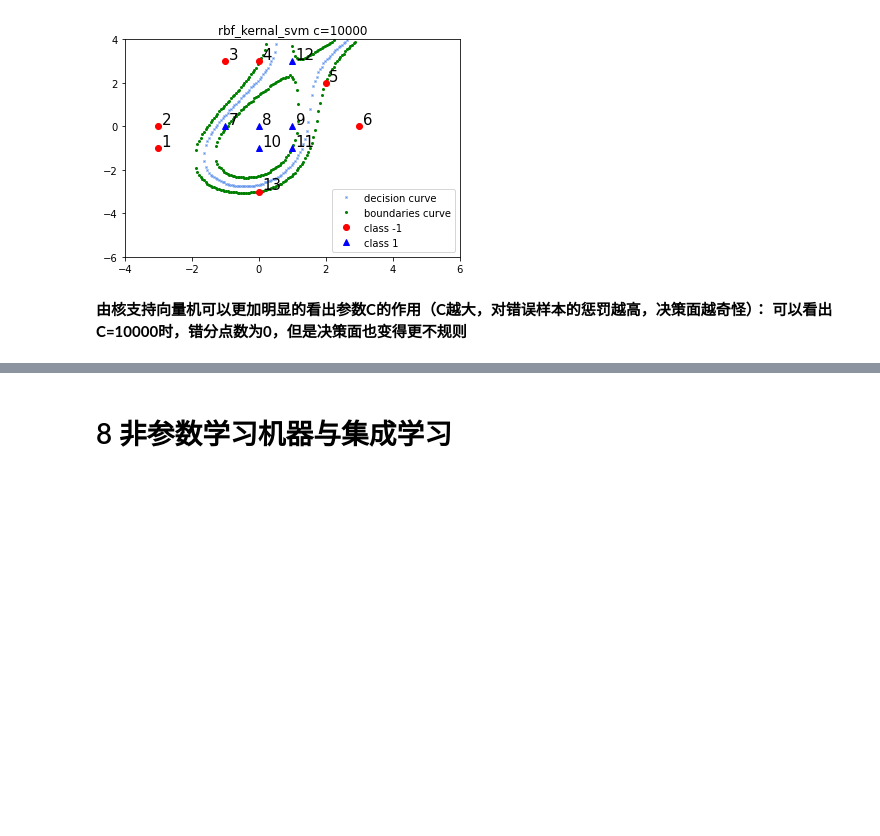
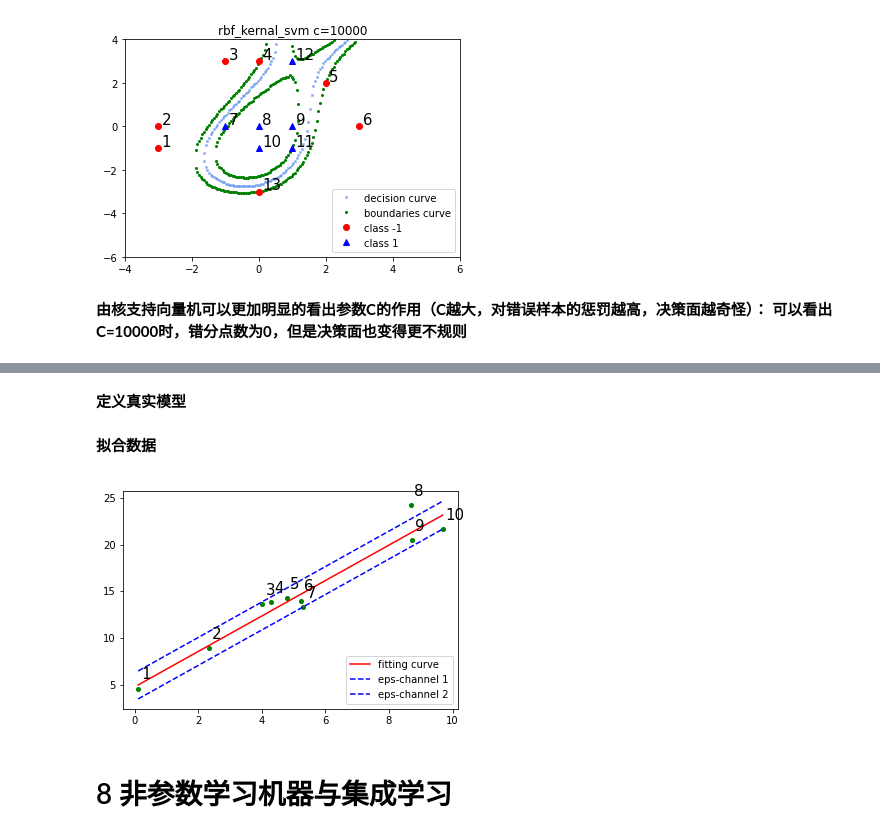
Before and after one commit to ZhuBodian/mo_shi_shi_bie_4, a Jupyter notebook: example.ipynb, the cells around one changed output, grey strips where cells are left out. Cells and saved outputs as stored; diff of their text form; code cells hidden in the pictures; blank space fills up the shorter version.

```diff
--- a/example.ipynb
+++ b/example.ipynb
@@ -555,3 +561,45 @@ for i, c in enumerate([10, 100, 1000,10000]):
+# %%
+def my_plot(x, y, omega, b, eps):
+    plt.figure()
+    plt.plot(x, y,  'go', markersize=4)
+    temp = [str(i + 1) for i in range(x.shape[0])]
+    for i in range(x.shape[0]):
+        plt.text(x[i] + 0.1, y[i] + 1, temp[i], fontsize=15)
+
+    y_hat = omega * x + b
+    plt.plot(x, y_hat, 'r', label='fitting curve')
+
+    y_hat_eps = omega * x + b + eps
+    plt.plot(x, y_hat_eps, 'b--', label='eps-channel 1')
+
+    y_hat_eps_2 = omega * x + b - eps
+    plt.plot(x, y_hat_eps_2, 'b--', label='eps-channel 2')
+
+    plt.legend(loc='lower right')
+    plt.show()
+# %% [markdown]
+**定义真实模型**
+# %%
+np.random.seed(8)
+n = 10
+k = 2
+b = 1
+eps=1.5
+c=10
+
+
+f = lambda x: k * x + b
+x = np.sort(10 * np.random.rand(n))
+y = f(x) + 6 * np.random.rand(n)
+# %% [markdown]
+**拟合数据**
+# %%
+instance = mlc.NonLinearClassifier(x, y, eps)
+omega, b = instance.SVR(c)
+# %%
+my_plot(x, y, omega, b, eps)
+# %% [output]
+[figure, added]
 # %% [markdown]
 # 8 非参数学习机器与集成学习
 # %%
```
Also changed, not shown: parts of 2 cells of this notebook.
